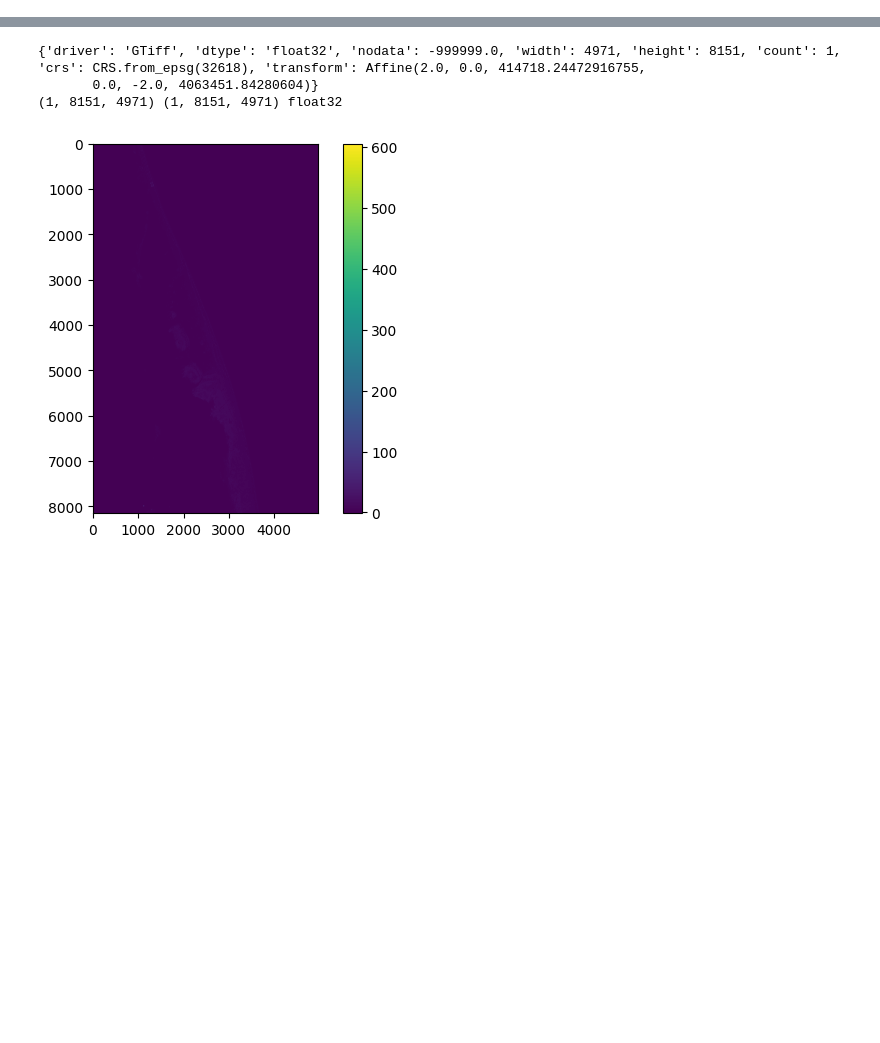
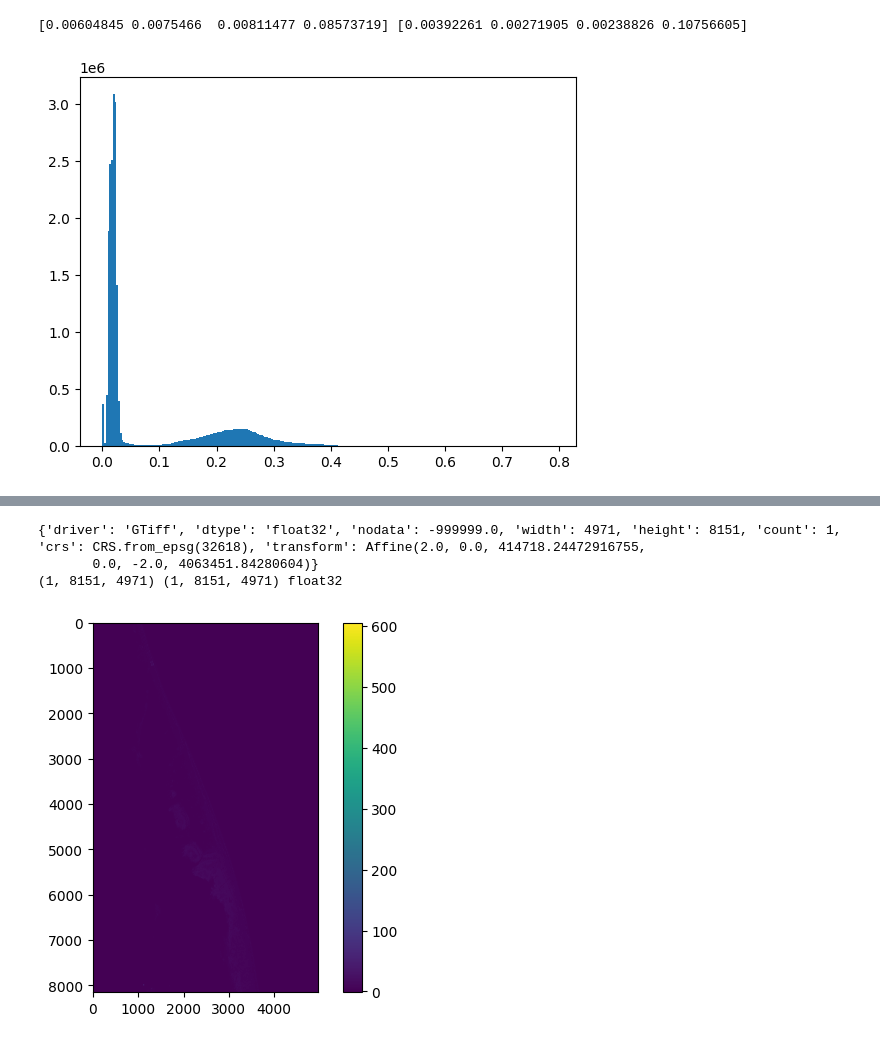
Before and after one commit to connorlee77/aerial-auto-segment, a Jupyter notebook: playground.ipynb, the cells around one changed output, grey strips where cells are left out. Cells and saved outputs as stored; diff of their text form; code cells hidden in the pictures; blank space fills up the shorter version.

```diff
--- a/playground.ipynb
+++ b/playground.ipynb
@@ -41,0 +108,16 @@ with rasterio.open(t) as src:
+# %%
+# t = '/data/microsoft_planetary_computer/planet/duck/4band/composite.tif'
+t = '/data/microsoft_planetary_computer/planet/duck/mosaic/mosaic.tiff'
+
+with rasterio.open(t) as src:
+    dsm = src.read().transpose(1, 2, 0)
+    m = np.percentile(dsm[:,:,0:3], 99)
+    # plt.imshow(cv2.cvtColor(dsm[:,:,0:3], cv2.COLOR_BGR2RGB) / m)
+    # plt.imshow(dsm[:,:,3])
+    plt.hist(dsm[:,:,3].ravel() / 1e4, bins=256)
+    # rasterio.plot.show(src, transform=src.transform)
+    mean, std = np.mean(dsm[:,:,0:4], axis=(0, 1)), np.std(dsm[:,:,0:4], axis=(0, 1))
+    print(mean / 10000, std / 10000)
+# %% [output]
+[0.00604845 0.0075466  0.00811477 0.08573719] [0.00392261 0.00271905 0.00238826 0.10756605]
+[figure, added]
```
Also changed, not shown: parts of 7 cells of this notebook, 17 other files.
